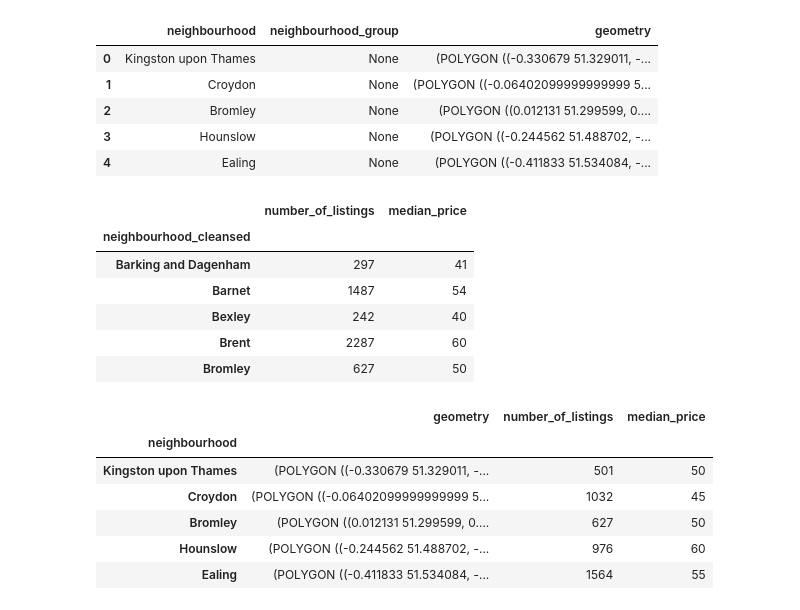
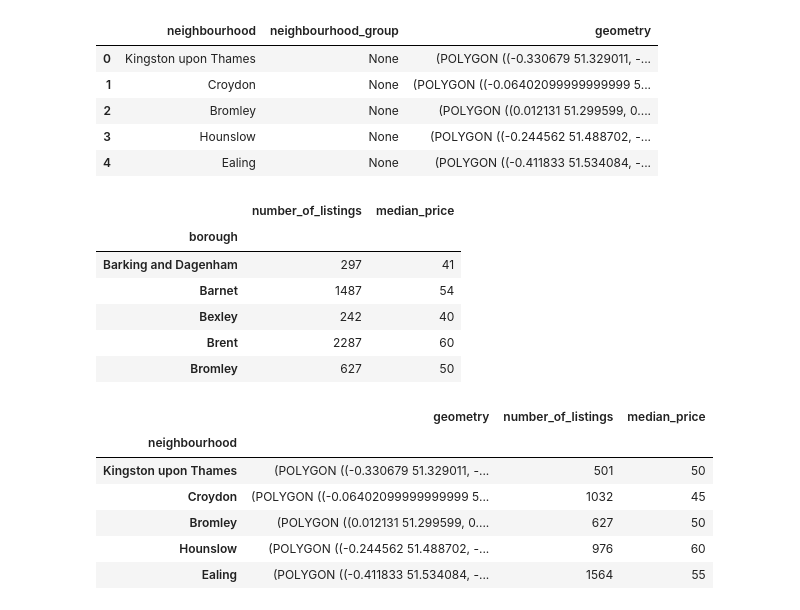
Before and after one commit to cbuie/Airbnb-neural-network-price-prediction, a Jupyter notebook: Airbnb-price-prediction.ipynb, the cells around one changed output. Drawn from its saved outputs; the diff is of its cells as text; code cells hidden in the pictures.

```diff
--- a/Airbnb-price-prediction.ipynb
+++ b/Airbnb-price-prediction.ipynb
@@ -868,3 +907,9 @@ Answer:
+# %%
+# Replacing values under £10 with £10
+df.loc[df.price <= 10, 'price'] = 10
+
+# Replacing values over £1000 with £1000
+df.loc[df.price >= 1000, 'price'] = 1000
 # %% [markdown]
 **Host listings count**
 # %% [markdown]
@@ -970,6 +998,9 @@ category_count_plot('host_response_rate')
 Answer: Westminster (west central London) has the most Airbnb properties, followed by Tower Hamlets (east central London). There is a notable difference in the number of listings between inner London (more listings) and outer London (fewer listings) boroughs.
 
 However, the pattern with prices is slightly different. Kensington and Chelsea (to the west of Westminster) is the most expensive area - this is a famously expensive area to live, with some of the highest house prices in the world. Although inner London is generally more expensive than outer London, there are also some more expensive listings spread out to the west of the city along the Thames (which has some very beautiful areas).
+# %%
+# Renaming the neighbourhood column
+df.rename(columns={'neighbourhood_cleansed': 'borough'}, inplace=True)
 # %%
 # Importing the London borough boundary GeoJSON file as a dataframe in geopandas
 map_df = gpd.read_file('data/neighbourhoods.geojson')
@@ -986,13 +1017,13 @@ map_df.head()
 map_df.drop('neighbourhood_group', axis=1, inplace=True)
 # %%
 # Creating a dataframe of listing counts and median price by borough
-borough_df = pd.DataFrame(df.groupby('neighbourhood_cleansed').price.count())
+borough_df = pd.DataFrame(df.groupby('borough').price.count())
 borough_df.rename(columns={'price': 'number_of_listings'}, inplace=True)
-borough_df['median_price'] = df.groupby('neighbourhood_cleansed').price.median().values
+borough_df['median_price'] = df.groupby('borough').price.median().values
 borough_df.head()
 # %% [output]
 |  | number_of_listings | median_price |
-| neighbourhood_cleansed |  |  |
+| borough |  |  |
 | Barking and Dagenham | 297 | 41 |
 | Barnet | 1487 | 54 |
 | Bexley | 242 | 40 |
```
Also changed, not shown: parts of 73 cells of this notebook, 1 other file.
